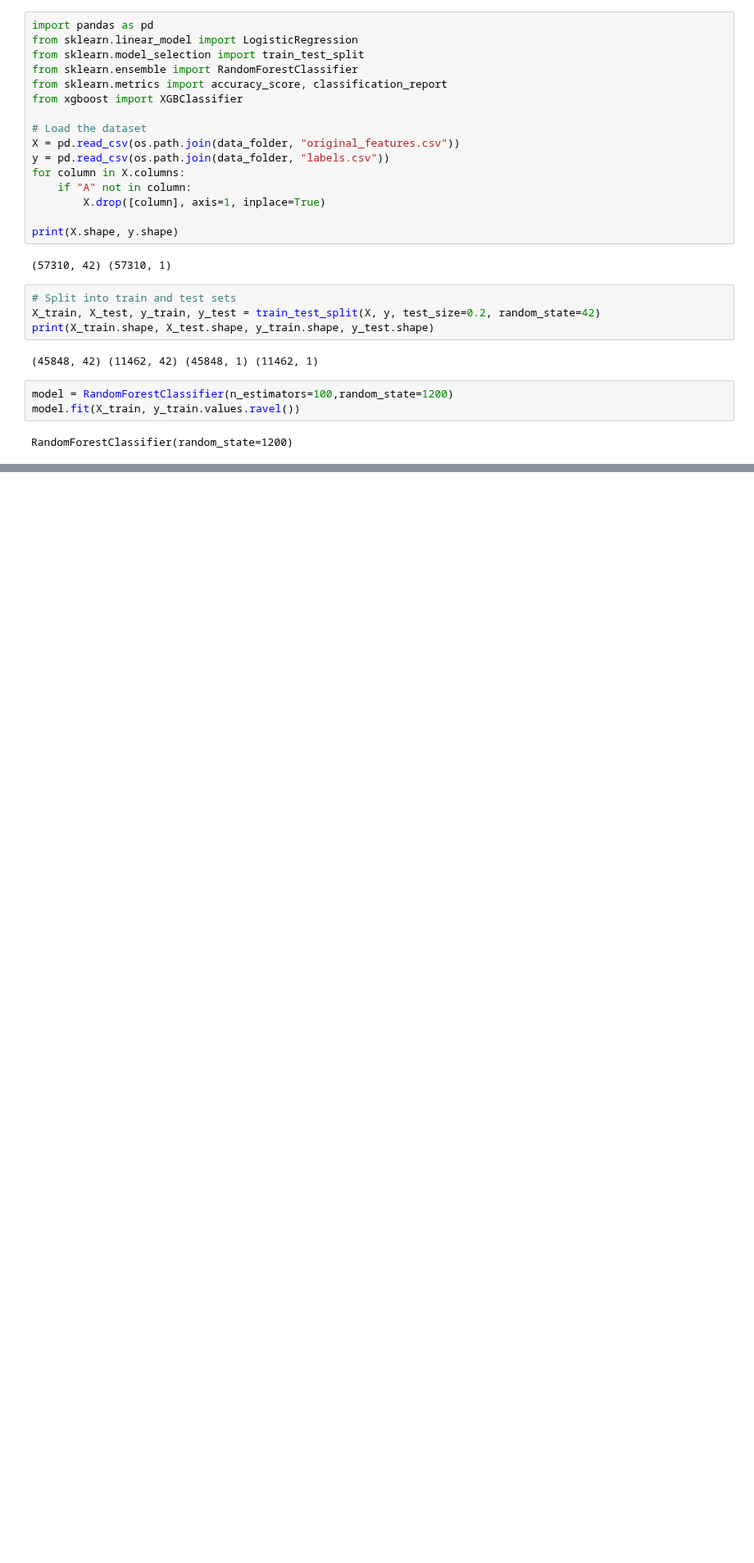
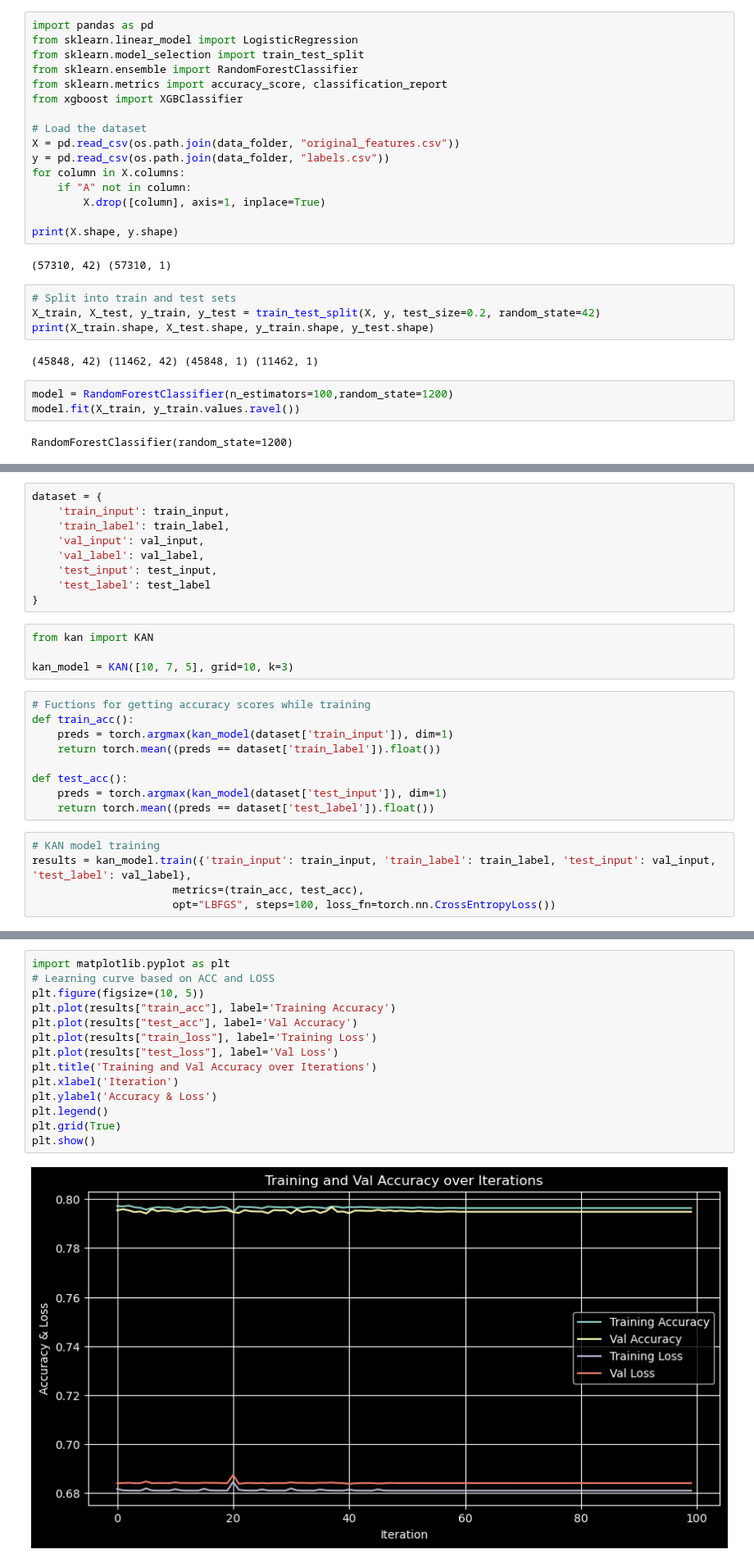
Before and after one commit to kang-lee-lab/long_to_short_dass, a Jupyter notebook: process.ipynb, the cells around one changed output, grey strips where cells are left out. Shown at 82% size. Saved outputs shown, nothing was run; the diff lists cells and outputs as text; blank space fills up the shorter version.

```diff
--- a/process.ipynb
+++ b/process.ipynb
@@ -413,0 +575,27 @@ warnings.filterwarnings("ignore")
+# %%
+dataset = {
+    'train_input': train_input,
+    'train_label': train_label,
+    'val_input': val_input,
+    'val_label': val_label,
+    'test_input': test_input,
+    'test_label': test_label
+}
+# %%
+from kan import KAN
+
+kan_model = KAN([10, 7, 5], grid=10, k=3)
+# %%
+# Fuctions for getting accuracy scores while training
+def train_acc():
+    preds = torch.argmax(kan_model(dataset['train_input']), dim=1)
+    return torch.mean((preds == dataset['train_label']).float())
+
+def test_acc():
+    preds = torch.argmax(kan_model(dataset['test_input']), dim=1)
+    return torch.mean((preds == dataset['test_label']).float())
+# %%
+# KAN model training
+results = kan_model.train({'train_input': train_input, 'train_label': train_label, 'test_input': val_input, 'test_label': val_label},
+                      metrics=(train_acc, test_acc),
+                      opt="LBFGS", steps=100, loss_fn=torch.nn.CrossEntropyLoss())
@@ -413,0 +627,16 @@ warnings.filterwarnings("ignore")
+# %%
+import matplotlib.pyplot as plt
+# Learning curve based on ACC and LOSS
+plt.figure(figsize=(10, 5))
+plt.plot(results["train_acc"], label='Training Accuracy')
+plt.plot(results["test_acc"], label='Val Accuracy')
+plt.plot(results["train_loss"], label='Training Loss')
+plt.plot(results["test_loss"], label='Val Loss')
+plt.title('Training and Val Accuracy over Iterations')
+plt.xlabel('Iteration')
+plt.ylabel('Accuracy & Loss')
+plt.legend()
+plt.grid(True)
+plt.show()
+# %% [output]
+[figure, added]
```
Also changed, not shown: parts of 31 cells of this notebook, 5 other files.
